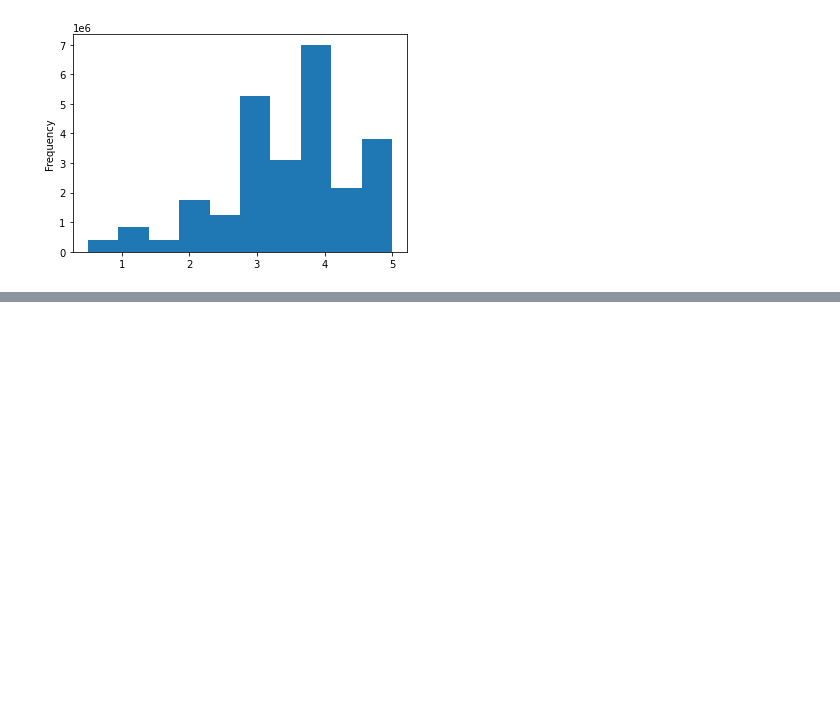
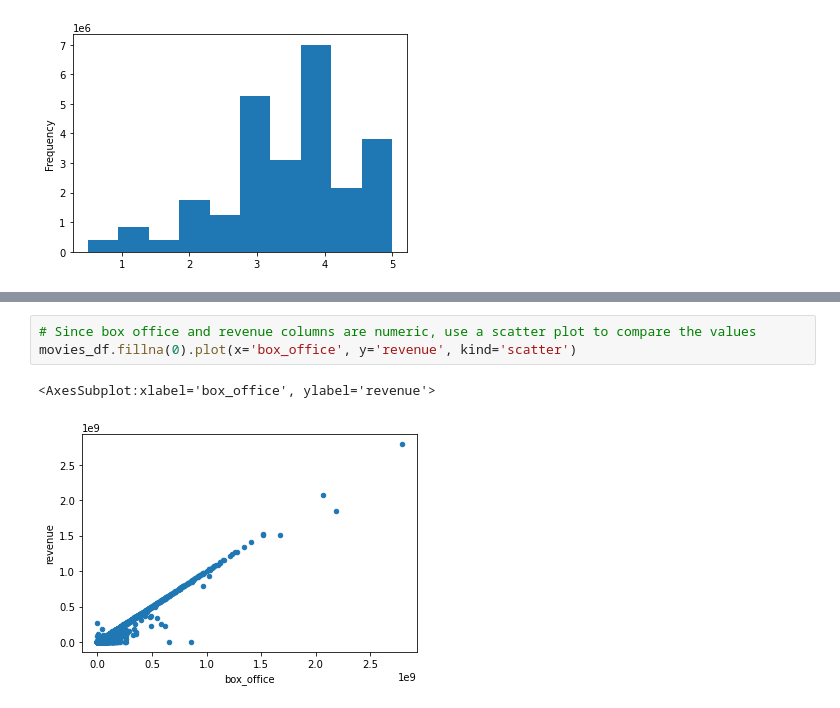
Before and after one commit to bmr209/Movies-ETL, a Jupyter notebook: cleaning_data.ipynb, the cells around one changed output, grey strips where cells are left out. Drawn from its saved outputs; the diff is of its cells as text; blank space fills up the shorter version.

```diff
--- a/cleaning_data.ipynb
+++ b/cleaning_data.ipynb
@@ -720,0 +787,6 @@ Name: rating, dtype: float64
+# %%
+# Since box office and revenue columns are numeric, use a scatter plot to compare the values
+movies_df.fillna(0).plot(x='box_office', y='revenue', kind='scatter')
+# %% [output]
+<AxesSubplot:xlabel='box_office', ylabel='revenue'>
+[figure, added]
```
Also changed, not shown: parts of 22 cells of this notebook.
